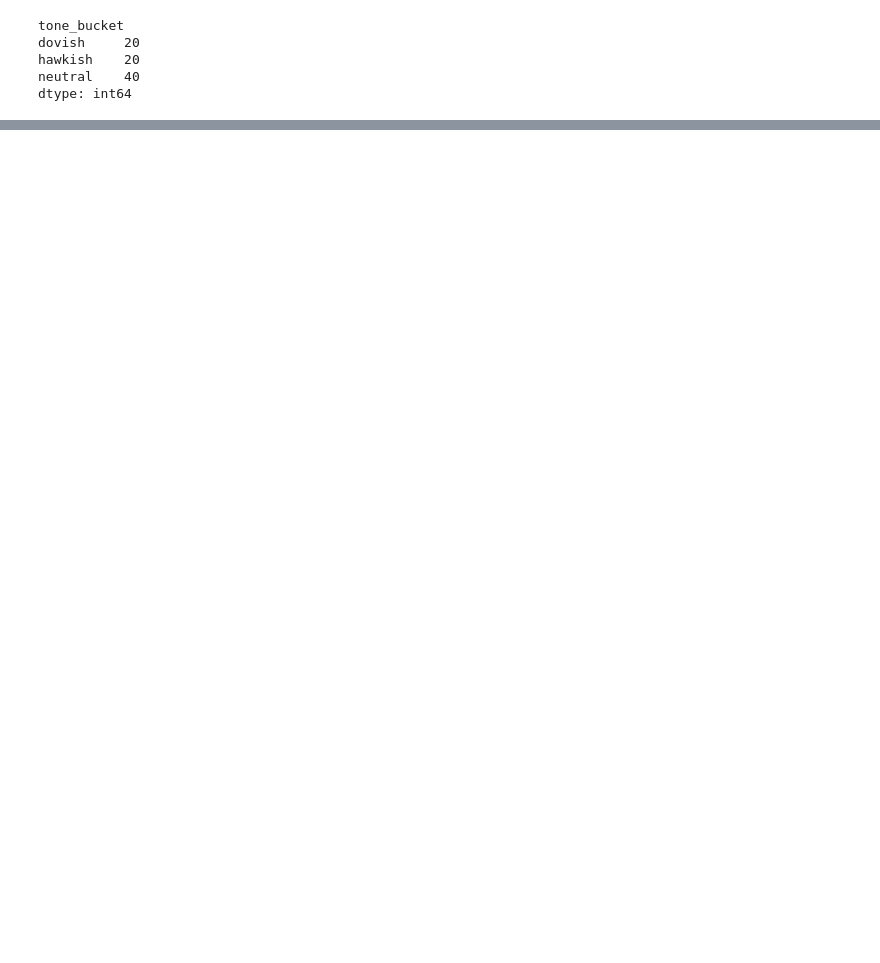
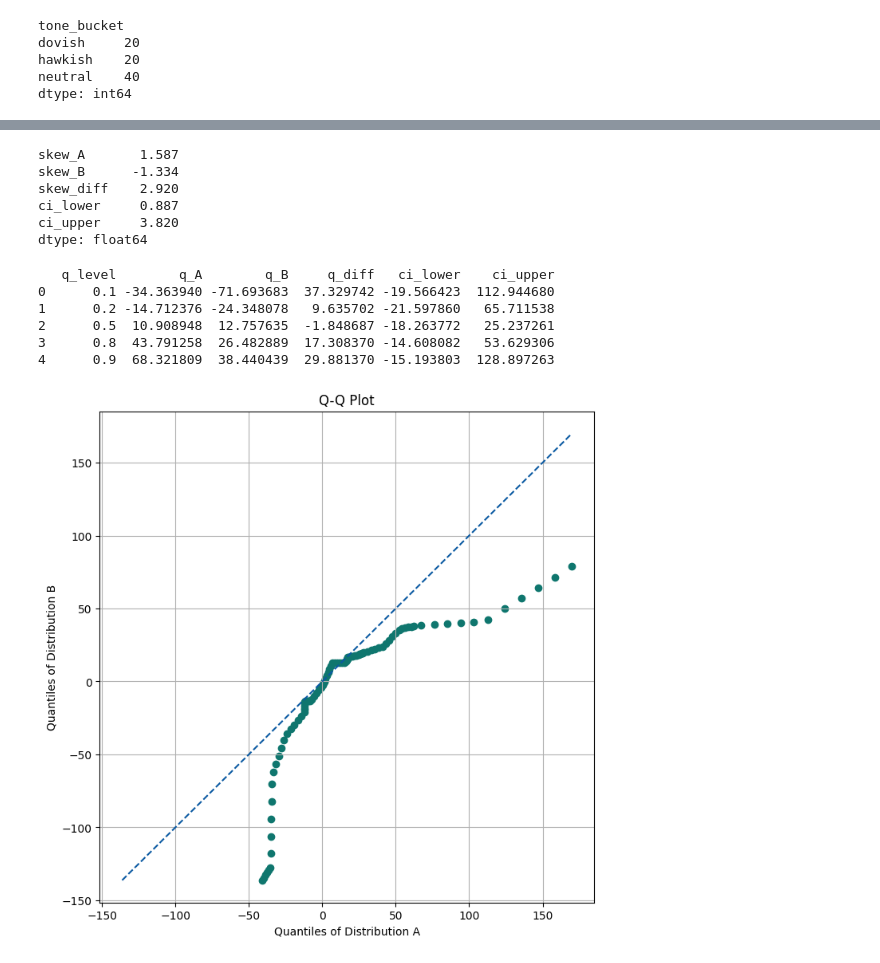
Before and after one commit to thibault-charbonnier/fomc-nlp-intraday-crypto, a Jupyter notebook: demo.ipynb, the cells around one changed output, grey strips where cells are left out. Cells and saved outputs as stored; diff of their text form; code cells hidden in the pictures; blank space fills up the shorter version.

```diff
--- a/demo.ipynb
+++ b/demo.ipynb
@@ -440,0 +307,37 @@ IC95%: [0.4377, 4.2699]
+# %%
+res_bootstrap = run_skew_bootstrap(
+    distrib_A=df.loc[df["tone_bucket"] == "dovish", "BTCUSDT_20m"].to_numpy(),
+    distrib_B=df.loc[df["tone_bucket"] == "hawkish", "BTCUSDT_20m"].to_numpy(),
+    B=1000,
+    conf_level=0.90
+)
+print(res_bootstrap)
+# %% [output]
+skew_A       1.587
+skew_B      -1.334
+skew_diff    2.920
+ci_lower     0.887
+ci_upper     3.820
+dtype: float64
+# %%
+res_quantile_shift = run_quantile_shift(
+    distrib_A=df.loc[df["tone_bucket"] == "dovish", "BTCUSDT_20m"].to_numpy(),
+    distrib_B=df.loc[df["tone_bucket"] == "hawkish", "BTCUSDT_20m"].to_numpy(),
+    B=1000,
+    conf_level=0.90
+)
+print(res_quantile_shift)
+# %% [output]
+   q_level        q_A        q_B     q_diff   ci_lower    ci_upper
+0      0.1 -34.363940 -71.693683  37.329742 -19.566423  112.944680
+1      0.2 -14.712376 -24.348078   9.635702 -21.597860   65.711538
+2      0.5  10.908948  12.757635  -1.848687 -18.263772   25.237261
+3      0.8  43.791258  26.482889  17.308370 -14.608082   53.629306
+4      0.9  68.321809  38.440439  29.881370 -15.193803  128.897263
+# %%
+qq_plot(
+    distrib_A=df.loc[df["tone_bucket"] == "dovish", "BTCUSDT_20m"].to_numpy(),
+    distrib_B=df.loc[df["tone_bucket"] == "hawkish", "BTCUSDT_20m"].to_numpy()
+)
+# %% [output]
+[figure, added]
```
Also changed, not shown: parts of 41 cells of this notebook, 8 other files.
